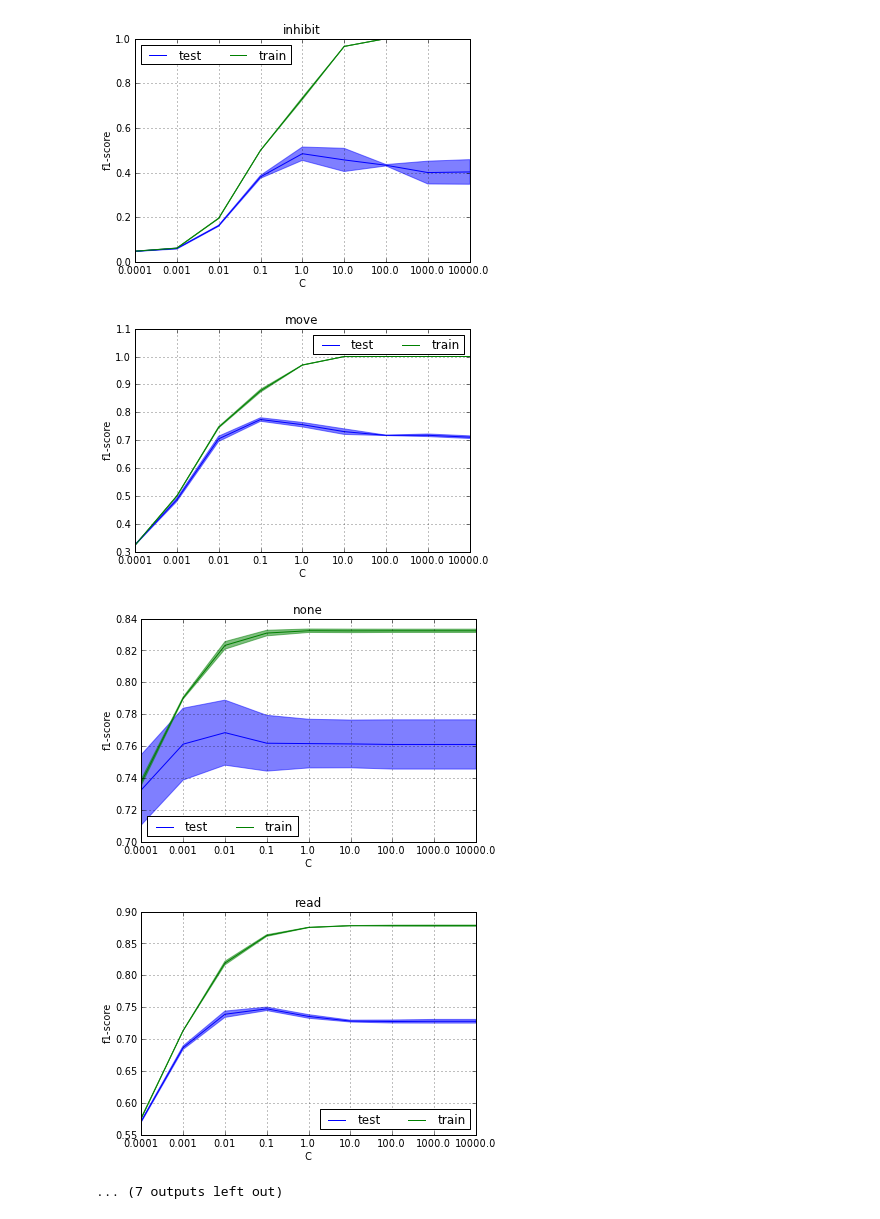
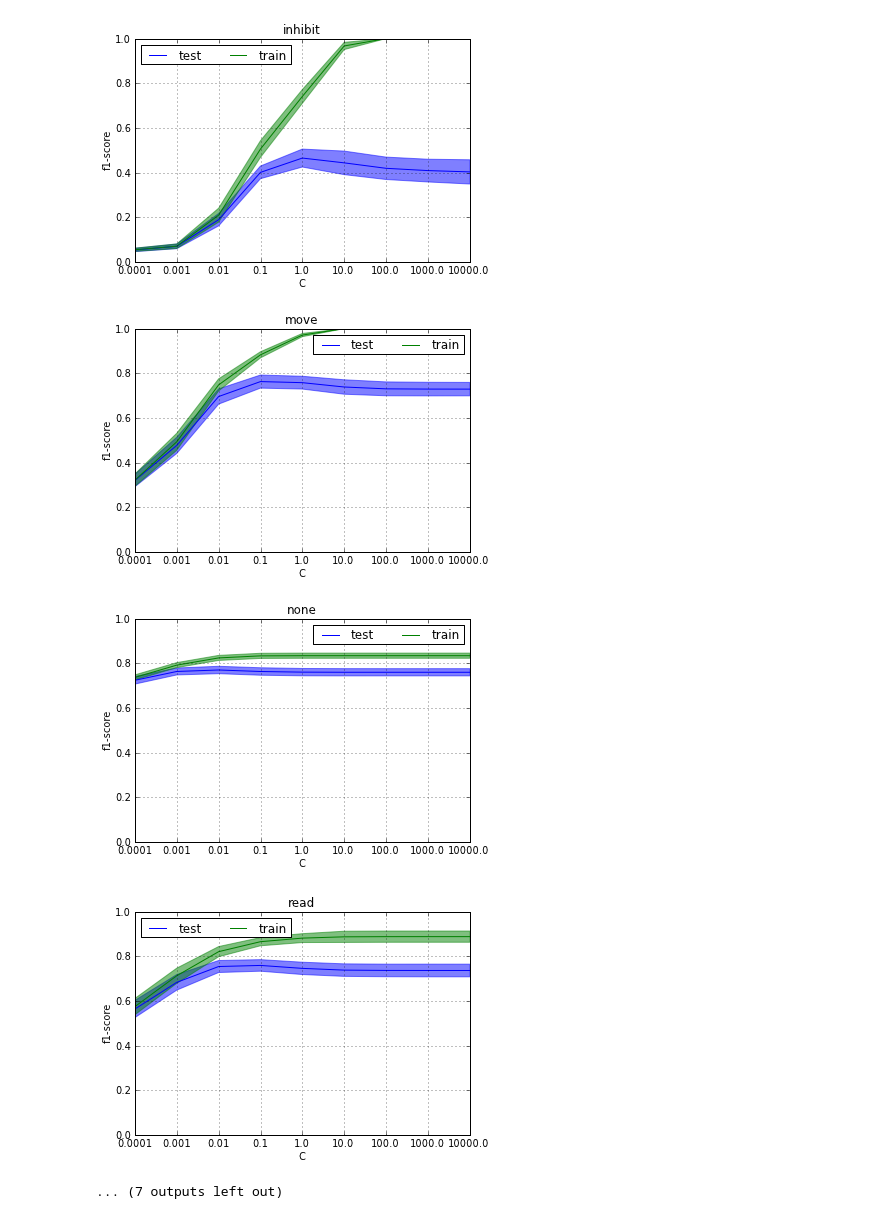
Before and after one commit to schwarty/notebooks, a Jupyter notebook: model_evaluation.ipynb, the cells around one changed output. Saved outputs shown, nothing was run; the diff lists cells and outputs as text; code cells hidden in the pictures.

Commit message:
model_eval uses reduced scores_frame across out folds

```diff
--- a/model_evaluation.ipynb
+++ b/model_evaluation.ipynb
@@ -71,11 +27,0 @@ def label_stats(label_frame):
-# %%
-score_frames = []
-for frame_id, label_frame in rf.groupby(['label']):
-    print frame_id
-    #for set_type, s_frame in p_frame.groupby('set_type'):
-    #    color = 'b' if set_type == 'test' else 'g'
-    #    scores = classification_scores_frame(s_frame, labels)
-    #    scores.fscore.plot(kind='bar', alpha=0.5, color=color, figsize=(6, 4), label=set_id)
-    #    pl.legend(loc='best', ncol=2)
-    #pl.title('train & test for C=%s' % C)
-    #pl.show();
@@ -124,4 +27,0 @@ rf.groupby(['label', 'fold', 'set_type']).apply(classification_scores_frame)
-# %%
-top_frame = rf.groupby(['label', 'fold', 'set_type', 'C']).apply(classification_scores_frame)
-for frame_id, score_frame in top_frame.groupby(['label']):
-    print frame_id
@@ -152,0 +28,2 @@ score_frame
+# %%
+pos_label_frame = scores_frame[scores_frame['class'] == 1]
@@ -153,5 +45,5 @@ score_frame
 # %%
-reduce_frame = score_frame.groupby(level=['label', 'set_type', 'C'])[metrics].agg([np.mean, np.std])
+reduce_frame = pos_label_frame.groupby(['label', 'set_type', 'C'])[metrics].agg([np.mean, np.std])
 # %%
 reduce_frame.head(20)
 # %% [output]
@@ -181,7 +73,7 @@ for (label, mean_frame), (label, std_frame) in zip(reduce_frame[('fscore', 'mean
         yerr = np.hstack([std_fscore_frame.values[:, None], -std_fscore_frame.values[:, None]])
         y = fscore_frame.values
         color = 'b' if frame_id == 'test' else 'g'
-        ax = fscore_frame.plot(kind='line', label=frame_id, figsize=(6, 4))
+        ax = fscore_frame.plot(kind='line', label=frame_id, figsize=(6, 4), ylim=(0, 1))
         ax.fill_between(range(len(fscore_frame)), y+yerr[:, 0], y+yerr[:, 1], alpha=.5, color=color)
         ax.set_xticks(range(len(fscore_frame)));
         ax.set_xticklabels([i[-1] for i in fscore_frame.index]);
@@ -202,5 +94,5 @@ for (label, mean_frame), (label, std_frame) in zip(reduce_frame[('fscore', 'mean
-[figure, old version]
+[figure, new version]
-[figure, old version]
+[figure, new version]
-[figure, old version]
+[figure, new version]
-[figure, old version]
+[figure, new version]
 ... (7 outputs left out)
```
Also changed, not shown: parts of 20 cells of this notebook.
